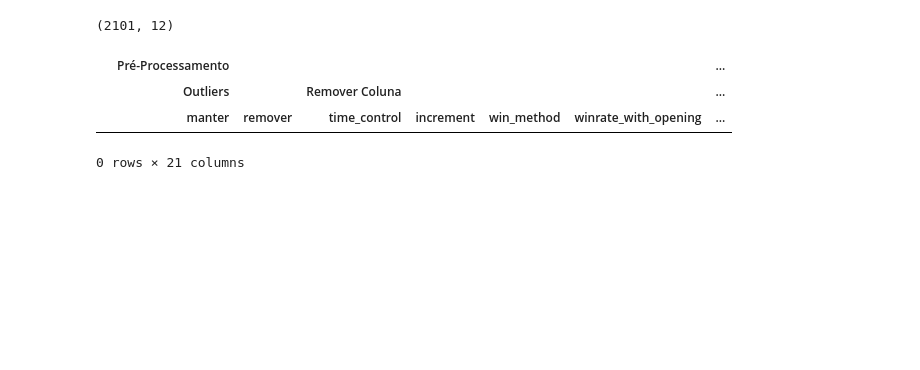
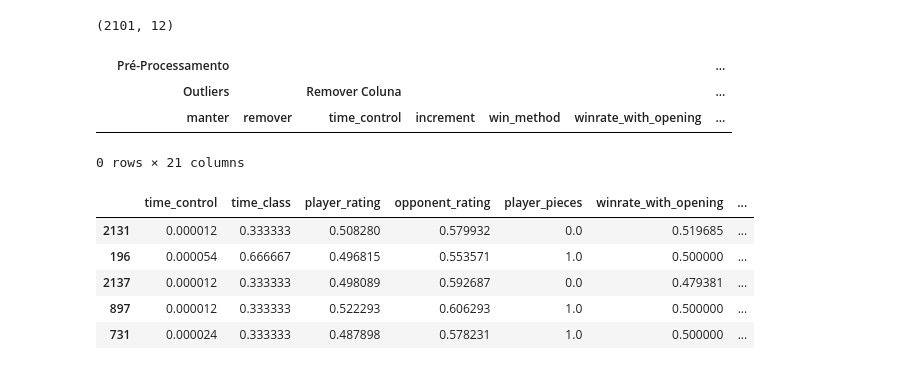
Before and after one commit to Mr-Barros/ENG4040, a Jupyter notebook: src/experimentacao/arvores_classificacao.ipynb, the cells around one changed output. Cells and saved outputs as stored; diff of their text form; code cells hidden in the pictures; blank space fills up the shorter version.

```diff
--- a/src/experimentacao/arvores_classificacao.ipynb
+++ b/src/experimentacao/arvores_classificacao.ipynb
@@ -138,6 +138,9 @@ df.head()
 | 2 | 600 | rapid | Center Game | 820 | 970 | black | checkmated | ... |
 | 3 | 600 | rapid | Center Game | 721 | 856 | black | checkmated | ... |
 | 4 | 600 | rapid | Queens Pawn | 644 | 749 | white | checkmated | ... |
+# %%
+# Split data
+train, test = train_test_split(df, train_size=0.8, random_state=42)
 # %%
 oe_time_class = OrdinalEncoder(categories=[['bullet', 'blitz', 'rapid', 'daily']])
 ohe_eco = OneHotEncoder(sparse_output=False).set_output(transform='pandas')
@@ -210,5 +189,5 @@ test.head()
 # %%
-def remove_outliers(data: pd.DataFrame) -> pd.DataFrame:
+def treat_outliers(data: pd.DataFrame) -> pd.DataFrame:
     df = data
     for col in ['time_control', 'opponent_rating', 'winrate_with_opening']:
         if col not in df.columns:
@@ -228,8 +207,8 @@ def remove_outliers(data: pd.DataFrame) -> pd.DataFrame:
 
     return df
 
-df = remove_outliers(df)
-df.shape
+test = treat_outliers(df)
+test.shape
 # %% [output]
 (2101, 12)
 # %%
@@ -323,8 +272,3 @@ def make_scorers():
-# %%
-# Split data
-X = df.drop('result', axis=1)
-y = df['result']
-X_train, X_test, y_train, y_test = train_test_split(X, y, train_size=0.7, random_state=42)
 # %%
 scorers = {
     'Accuracy': make_scorer(accuracy_score),
@@ -335,37 +279,51 @@ scorers = {
 # %%
 scores = []
 
-for set in datasets:
-    X_train = set['X_train']
-    X_test = set['X_test']
-    y_train = set['y_train']
-    y_test = set['y_test']
+for remove_outliers in [True, False]:
+    for combination in column_combinations:
+        train_preprocessed = preprocessing(train, combination)
+        if remove_outliers:
+            train_preprocessed = treat_outliers(train)
 
-    for model_name, mp in model_params.items():
-        clf = GridSearchCV(mp['model'], mp['params'], cv=5, scoring=scorers, return_train_score=False, refit='F1-Score')
-        clf.fit(X_train, y_train)
-        results = pd.DataFrame(clf.cv_results_)[['params', 'mean_test_Accuracy', 'mean_test_Precision', 'mean_test_Recall', 'mean_test_F1-Score']]
-
-        for _, metrics in results.iterrows():
-            row = pd.Series(index=columns, dtype=str)
-            row[:] = ' '
-
-            if set['remove_outliers']:
-                row[('Pré-Processamento', 'Outliers', 'remover')] = 'x'
-            else:
-                row[('Pré-Processamento', 'Outliers', 'manter')] = 'x'
+        X_train = train_preprocessed.drop('result', axis=1)
+        y_train = train_preprocessed['result']
 
 
-            for param_name, param_value in metrics['params'].items():
-                row[('Mineração de Dados', f'{model_name}', f'{param_name}={param_value}')] = 'x'
+        # for model_name, mp in model_params.items():
+        #     clf = GridSearchCV(mp['model'], mp['params'], cv=5, scoring=scorers, return_train_score=False, refit='F1-Score')
+        #     clf.fit(X_train, y_train)
 
-            row[('Pós-Processamento', 'Medidas', 'Accuracy')] = metrics['mean_test_Accuracy']
-            row[('Pós-Processamento', 'Medidas', 'Precision')] = metrics['mean_test_Precision']
-            row[('Pós-Processamento', 'Medidas', 'Recall')] = metrics['mean_test_Recall']
-            row[('Pós-Processamento', 'Medidas', 'F1-Score')] = metrics['mean_test_F1-Score']
+        #     results = pd.DataFrame(clf.cv_results_)[['params', 'mean_test_Accuracy', 'mean_test_Precision', 'mean_test_Recall', 'mean_test_F1-Score']]
 
-            experiment.loc[len(experiment)] = row
+        #     for _, metrics in results.iterrows():
+        #         row = pd.Series(index=columns, dtype=str)
+        #         row[:] = ' '
 
-print(experiment.shape)
-experiment.head()
+        #         if remove_outliers:
+        #             row[('Pré-Processamento', 'Outliers', 'remover')] = 'x'
+        #         else:
+        #             row[('Pré-Processamento', 'Outliers', 'manter')] = 'x'
+
+        #         for column in combination:
+        #             row[('Pré-Processamento', 'Remover Coluna', column)] = 'x'
+
+        #         for param_name, param_value in metrics['params'].items():
+        #             row[('Mineração de Dados', f'{model_name}', f'{param_name}={param_value}')] = 'x'
+
+        #         row[('Pós-Processamento', 'Medidas', 'Accuracy')] = metrics['mean_test_Accuracy']
+        #         row[('Pós-Processamento', 'Medidas', 'Precision')] = metrics['mean_test_Precision']
+        #         row[('Pós-Processamento', 'Medidas', 'Recall')] = metrics['mean_test_Recall']
+        #         row[('Pós-Processamento', 'Medidas', 'F1-Score')] = metrics['mean_test_F1-Score']
+
+        #         experiment.loc[len(experiment)] = row
+
+# print(experiment.shape)
+# experiment.head()
+X_train.head()
 # %% [output]
+|  | time_control | time_class | player_rating | opponent_rating | player_pieces | winrate_with_opening | ... |
+| 2131 | 0.000012 | 0.333333 | 0.508280 | 0.579932 | 0.0 | 0.519685 | ... |
+| 196 | 0.000054 | 0.666667 | 0.496815 | 0.553571 | 1.0 | 0.500000 | ... |
+| 2137 | 0.000012 | 0.333333 | 0.498089 | 0.592687 | 0.0 | 0.479381 | ... |
+| 897 | 0.000012 | 0.333333 | 0.522293 | 0.606293 | 1.0 | 0.500000 | ... |
+| 731 | 0.000024 | 0.333333 | 0.487898 | 0.578231 | 1.0 | 0.500000 | ... |
```
Also changed, not shown: parts of 8 cells of this notebook, 1 other file.
